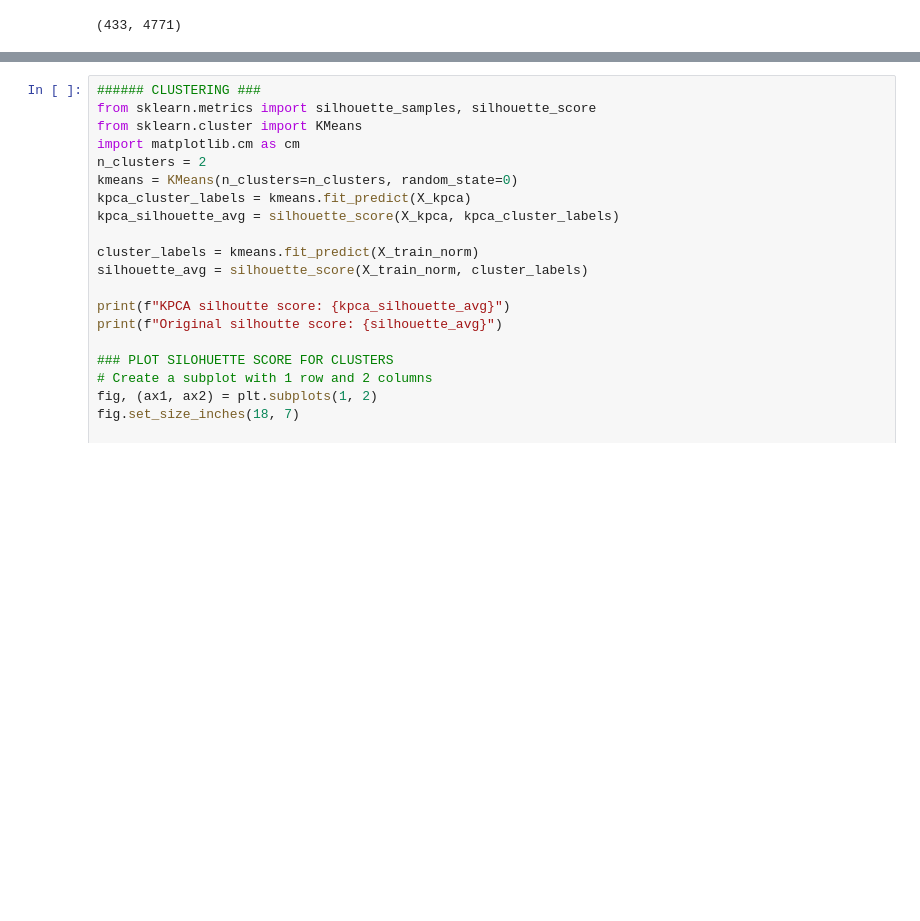
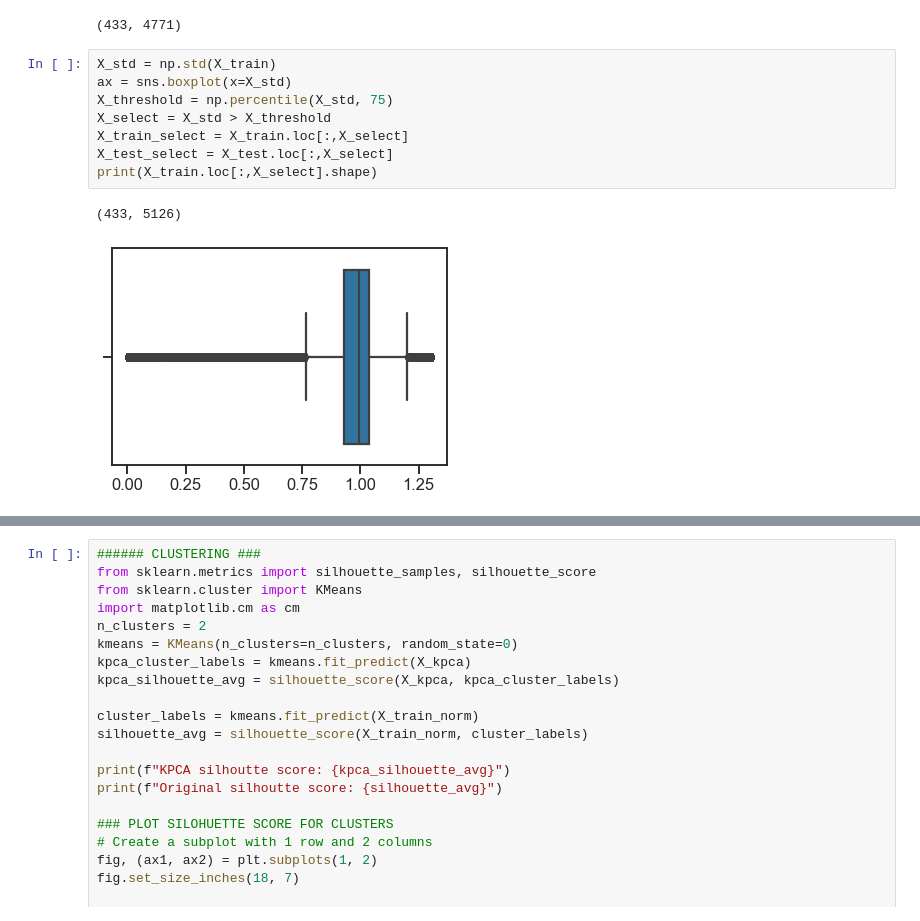
Before and after one commit to TomasSuarezL/oss-stage-2019, a Jupyter notebook: Singleomic Dataset/Singleomic_KPCA.ipynb, the cells around one changed output, grey strips where cells are left out. Saved outputs shown, nothing was run; the diff lists cells and outputs as text; blank space fills up the shorter version.

```diff
--- a/Singleomic Dataset/Singleomic_KPCA.ipynb
+++ b/Singleomic Dataset/Singleomic_KPCA.ipynb
@@ -52,3 +52,14 @@ X_test_select = selector.transform(X_test_norm)
 print(X_train_select.shape)
 # %% [output]
 (433, 4771)
+# %%
+X_std = np.std(X_train)
+ax = sns.boxplot(x=X_std)
+X_threshold = np.percentile(X_std, 75)
+X_select = X_std > X_threshold
+X_train_select = X_train.loc[:,X_select]
+X_test_select = X_test.loc[:,X_select]
+print(X_train.loc[:,X_select].shape)
+# %% [output]
+(433, 5126)
+[figure, added]
```
Also changed, not shown: parts of 4 cells of this notebook, 5 other files.
